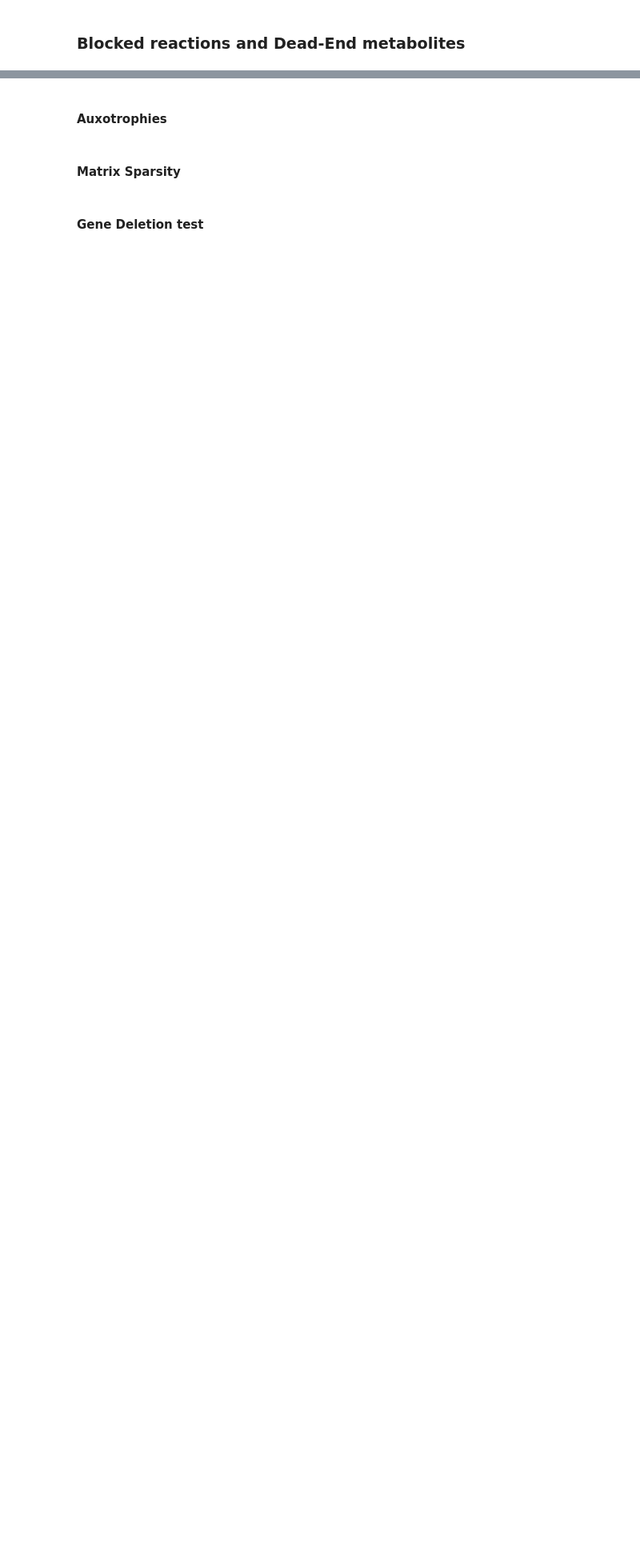
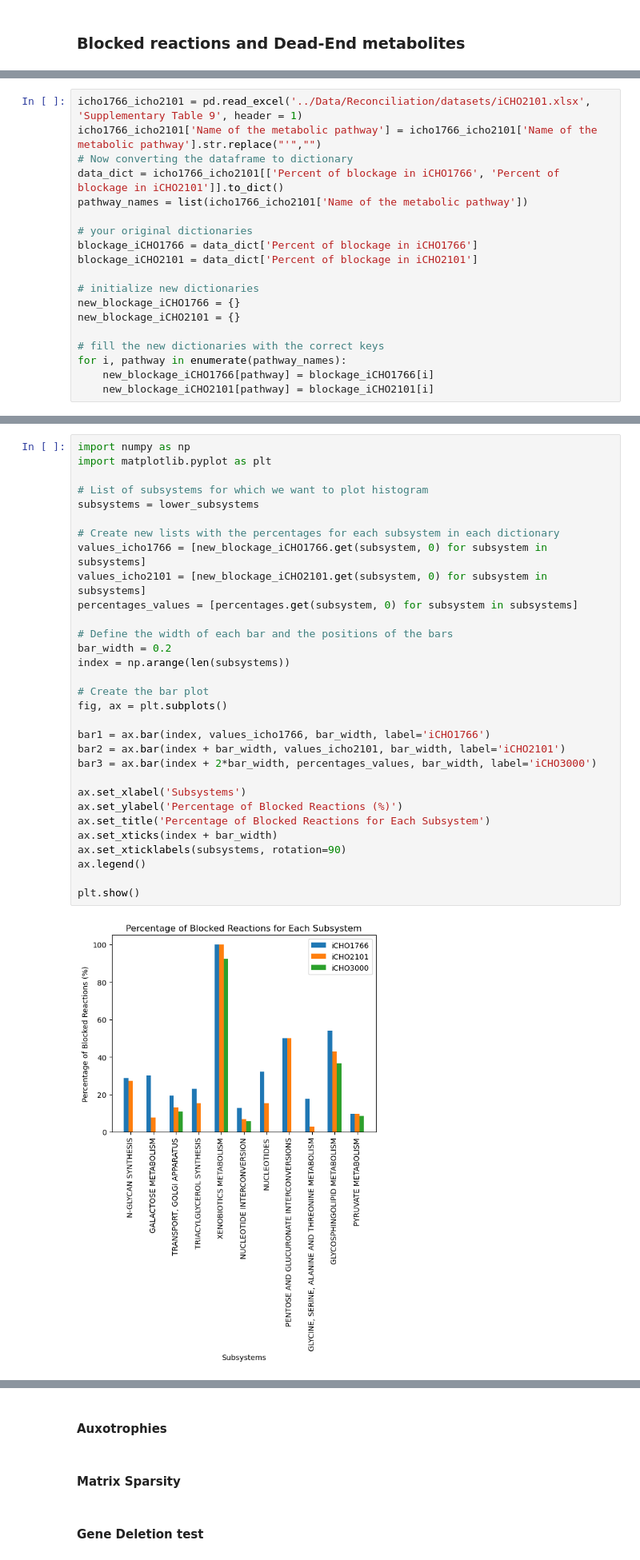
Before and after one commit to LewisLabUCSD/iCHO3K, a Jupyter notebook: Notebooks/computational_tests.ipynb, the cells around one changed output, grey strips where cells are left out. Shown at 80% size. Saved outputs shown, nothing was run; the diff lists cells and outputs as text; blank space fills up the shorter version.

```diff
--- a/Notebooks/computational_tests.ipynb
+++ b/Notebooks/computational_tests.ipynb
@@ -74,0 +149,19 @@ print(f'The model has {len(blocked_reactions)} ({round(len(blocked_reactions)/le
+# %%
+icho1766_icho2101 = pd.read_excel('../Data/Reconciliation/datasets/iCHO2101.xlsx', 'Supplementary Table 9', header = 1)
+icho1766_icho2101['Name of the metabolic pathway'] = icho1766_icho2101['Name of the metabolic pathway'].str.replace("'","")
+# Now converting the dataframe to dictionary
+data_dict = icho1766_icho2101[['Percent of blockage in iCHO1766', 'Percent of blockage in iCHO2101']].to_dict()
+pathway_names = list(icho1766_icho2101['Name of the metabolic pathway'])
+
+# your original dictionaries
+blockage_iCHO1766 = data_dict['Percent of blockage in iCHO1766']
+blockage_iCHO2101 = data_dict['Percent of blockage in iCHO2101']
+
+# initialize new dictionaries
+new_blockage_iCHO1766 = {}
+new_blockage_iCHO2101 = {}
+
+# fill the new dictionaries with the correct keys
+for i, pathway in enumerate(pathway_names):
+    new_blockage_iCHO1766[pathway] = blockage_iCHO1766[i]
+    new_blockage_iCHO2101[pathway] = blockage_iCHO2101[i]
@@ -75,3 +234,36 @@ print(f'The model has {len(blocked_reactions)} ({round(len(blocked_reactions)/le
+# %%
+import numpy as np
+import matplotlib.pyplot as plt
+
+# List of subsystems for which we want to plot histogram
+subsystems = lower_subsystems
+
+# Create new lists with the percentages for each subsystem in each dictionary
+values_icho1766 = [new_blockage_iCHO1766.get(subsystem, 0) for subsystem in subsystems]
+values_icho2101 = [new_blockage_iCHO2101.get(subsystem, 0) for subsystem in subsystems]
+percentages_values = [percentages.get(subsystem, 0) for subsystem in subsystems]
+
+# Define the width of each bar and the positions of the bars
+bar_width = 0.2
+index = np.arange(len(subsystems))
+
+# Create the bar plot
+fig, ax = plt.subplots()
+
+bar1 = ax.bar(index, values_icho1766, bar_width, label='iCHO1766')
+bar2 = ax.bar(index + bar_width, values_icho2101, bar_width, label='iCHO2101')
+bar3 = ax.bar(index + 2*bar_width, percentages_values, bar_width, label='iCHO3000')
+
+ax.set_xlabel('Subsystems')
+ax.set_ylabel('Percentage of Blocked Reactions (%)')
+ax.set_title('Percentage of Blocked Reactions for Each Subsystem')
+ax.set_xticks(index + bar_width)
+ax.set_xticklabels(subsystems, rotation=90)
+ax.legend()
+
+plt.show()
+# %% [output]
+[figure, added]
 # %%
 ##### ----- Detect Dead-Ends ----- #####
 model.solver = 'gurobi'  #change 'gurobi' for 'glpk'
```
Also changed, not shown: parts of 11 cells of this notebook, 9 other files.
